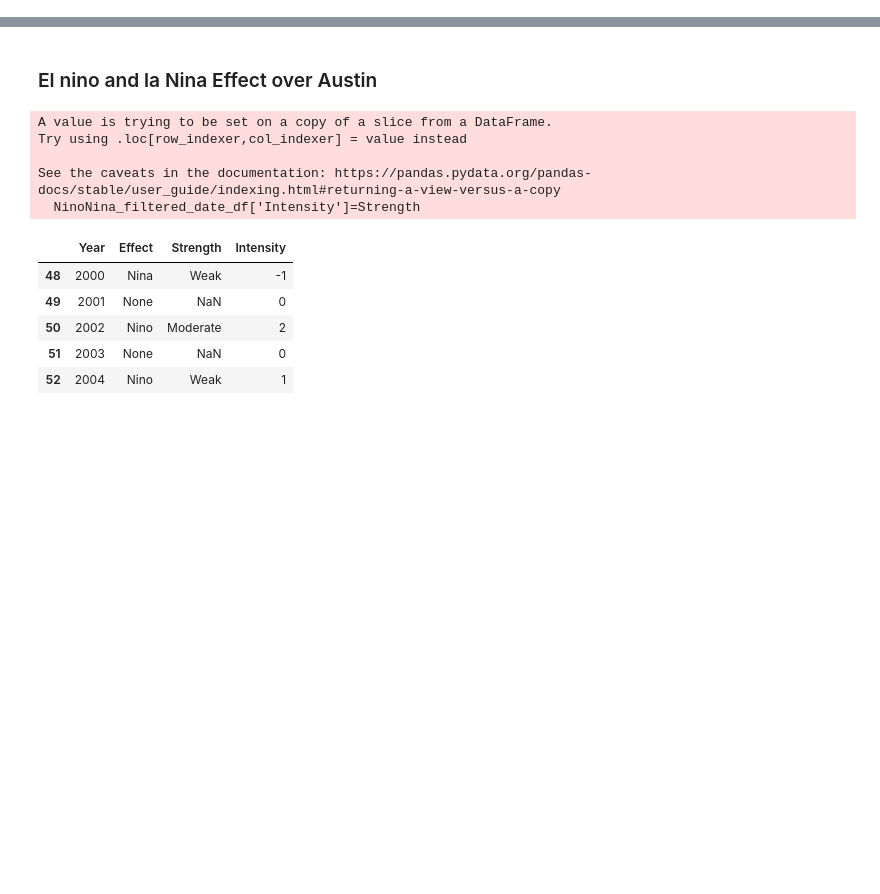
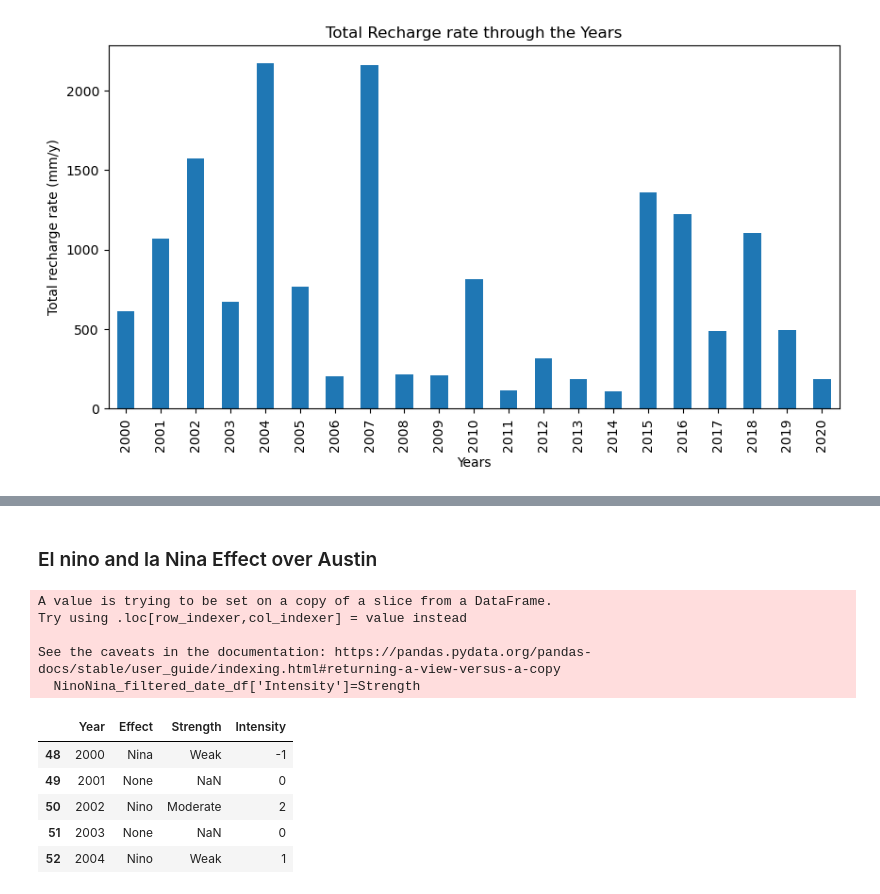
Before and after one commit to Victarrion/Nino_Nina_AustinTX, a Jupyter notebook: Main.ipynb, the cells around one changed output, grey strips where cells are left out. Drawn from its saved outputs; the diff is of its cells as text; code cells hidden in the pictures; blank space fills up the shorter version.

```diff
--- a/Main.ipynb
+++ b/Main.ipynb
@@ -0,0 +48,9 @@
+# %%
+# Rename and Display the info about the basins  from 2012-2020
+
+aquifer_metadata.rename({'Basin_1':'Basin 1','Basin_2':'Basin 2', 'Basin_3':'Basin 3', 'Basin_4':'Basin 4', 'Basin_5': 'Basin 5',
+'Basin_6':'Basin 6', 'Basin_7': 'Basin 7', 'Basin_9': 'Basin 9'}, axis = 1, inplace = True)
+
+# Display the Dataframe
+
+aquifer_metadata.head(22)
@@ -0,0 +75,17 @@
+# %%
+# Generate a bar plot showing the total number of rows (Year/ Total Gallons) for each basin Pandas.
+
+basindf = aquifer_metadata.groupby('Year')['Total'].sum()
+
+# Create a bar plot using the Year total series
+basindf.plot(kind='bar', figsize=(10,5))
+
+# Set the title and axis labels
+plt.xlabel('Years')
+plt.ylabel('Total recharge rate (mm/y)')
+plt.title('Total Recharge rate through the Years')
+
+# Display the plot
+plt.show()
+# %% [output]
+[figure, added]
```
Also changed, not shown: parts of 9 cells of this notebook, 1 other file.
